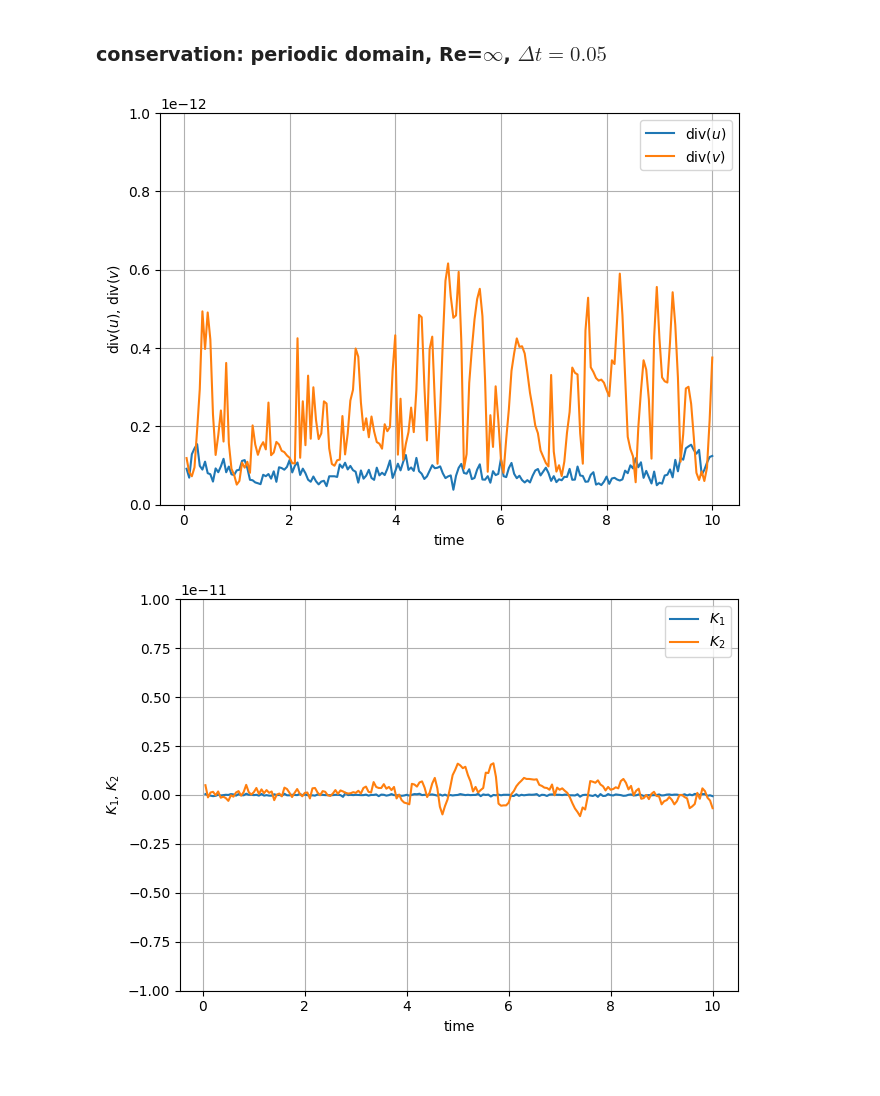
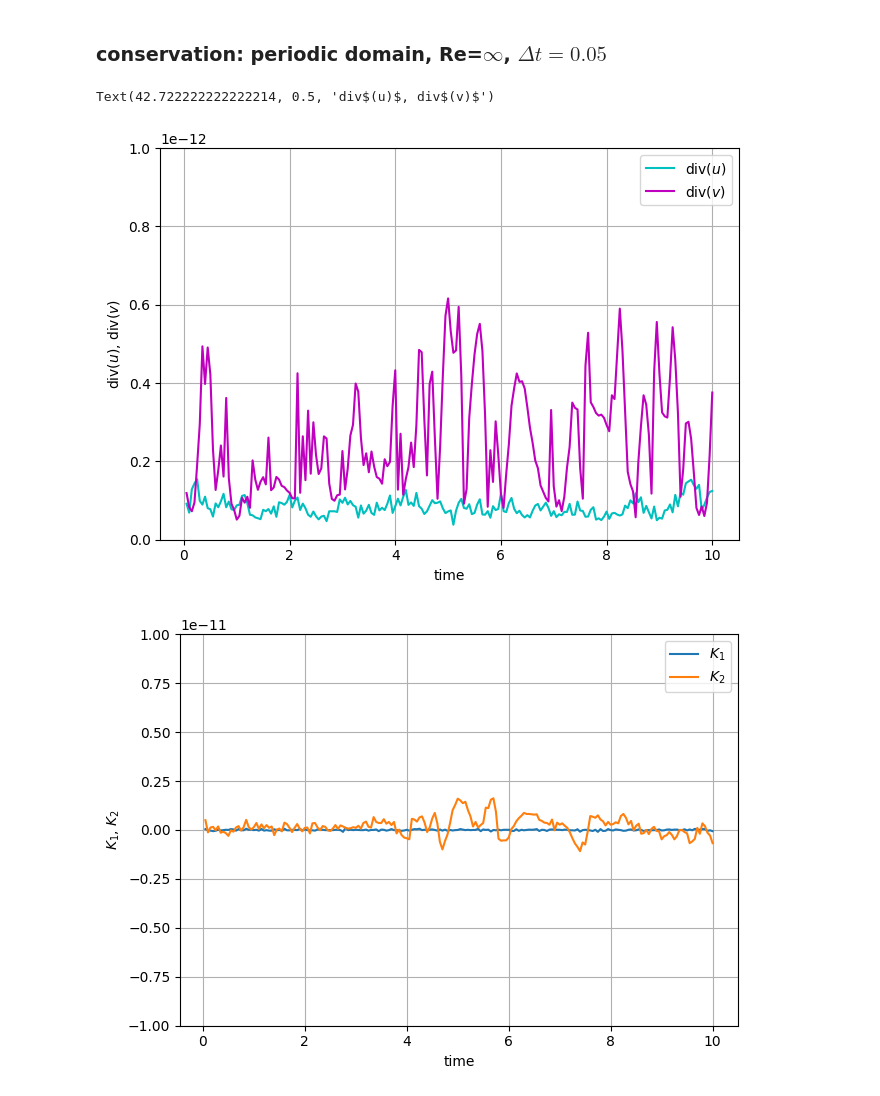
Before and after one commit to markusrenoldner/MEHCscheme, a Jupyter notebook: scripts/periodic_cons.ipynb, the cells around one changed output. Saved outputs shown, nothing was run; the diff lists cells and outputs as text; code cells hidden in the pictures.

Commit message:
plot zeug

```diff
--- a/scripts/plots_periodic_cons.ipynb
+++ b/scripts/periodic_cons.ipynb
@@ -5,27 +5,28 @@ from numpy import genfromtxt
 # %% [markdown]
 ### conservation: periodic domain, Re=$\infty$, $\Delta t=0.05$
 # %%
-data = genfromtxt("../out/rawdata/periodic_cons_invisc.txt", delimiter=',').flatten()
+data = genfromtxt("../out/rawdata/periodic-cons-invisc.txt", delimiter=',').flatten()
 
-time = data[0::8]
-m1 = data[1::8]
-m2 = data[2::8]
-k1 = data[3::8]
-k2 = data[4::8]
-h1 = data[5::8]
-h2 = data[6::8]
+time = data[0::7]
+m1 =   data[1::7]
+m2 =   data[2::7]
+k1 =   data[3::7]
+k2 =   data[4::7]
+h1 =   data[5::7]
+h2 =   data[6::7]
 # %%
-plt.plot(time,m1,label="div$(u)$")
-plt.plot(time,m2,label="div$(v)$")
+plt.plot(time,m1,"c",label="div$(u)$")
+plt.plot(time,m2,"m",label="div$(v)$")
 plt.legend()
 plt.grid()
 plt.ylim(0,0.000000000001)
 plt.xlabel("time")
 plt.tight_layout()
 plt.ylabel("div$(u)$, div$(v)$")
-plt.savefig("../out/plots/periodic_cons_div_invisc.pdf")
+# plt.savefig("../out/plots/periodic-cons-div-invisc.pdf")
 # %% [output]
+Text(42.722222222222214, 0.5, 'div$(u)$, div$(v)$')
-[figure, old version]
+[figure, new version]
 # %%
 plt.plot(time,k1,label="$K_1$")
 plt.plot(time,k2,label="$K_2$")
```
Also changed, not shown: parts of 6 cells of this notebook, 8 other files.
